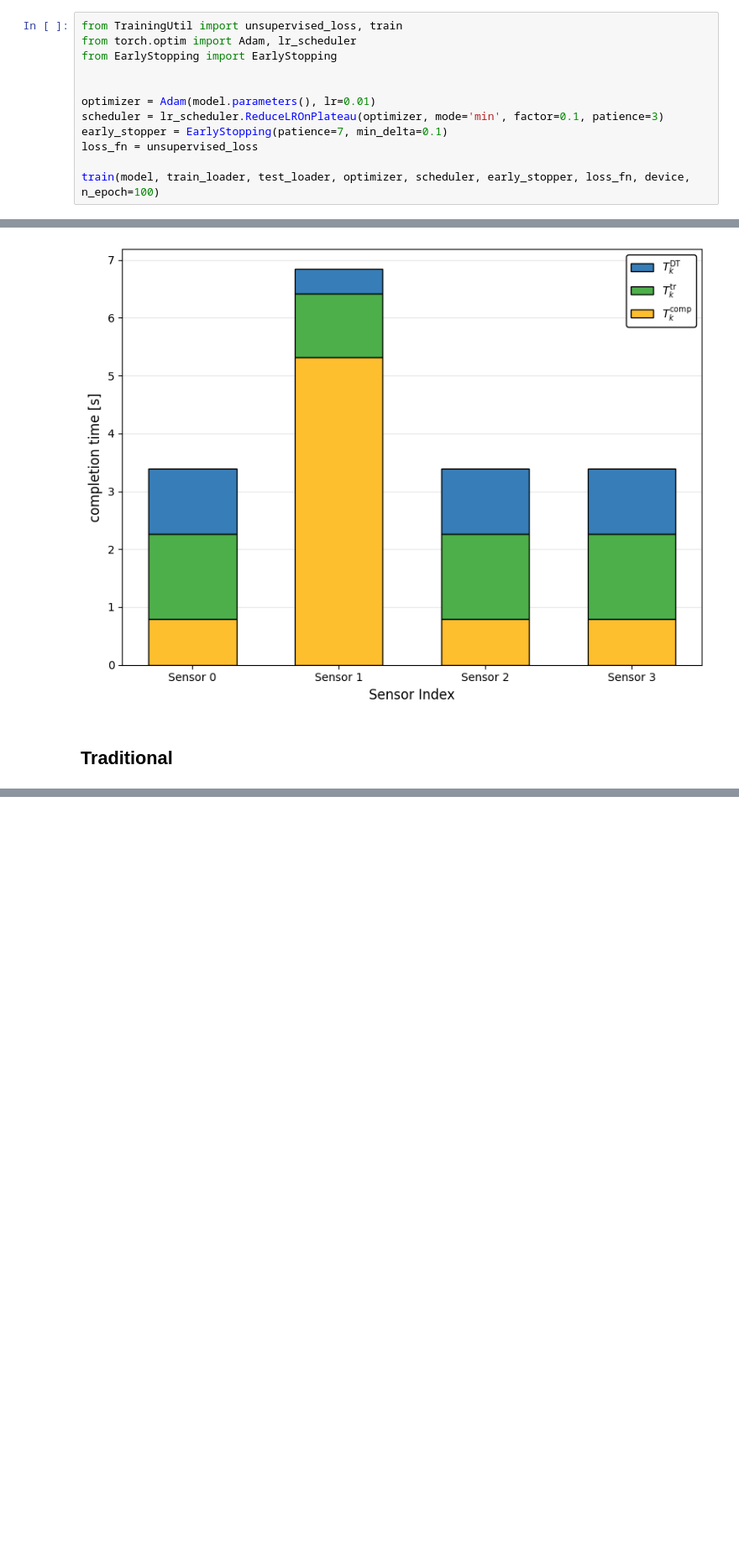
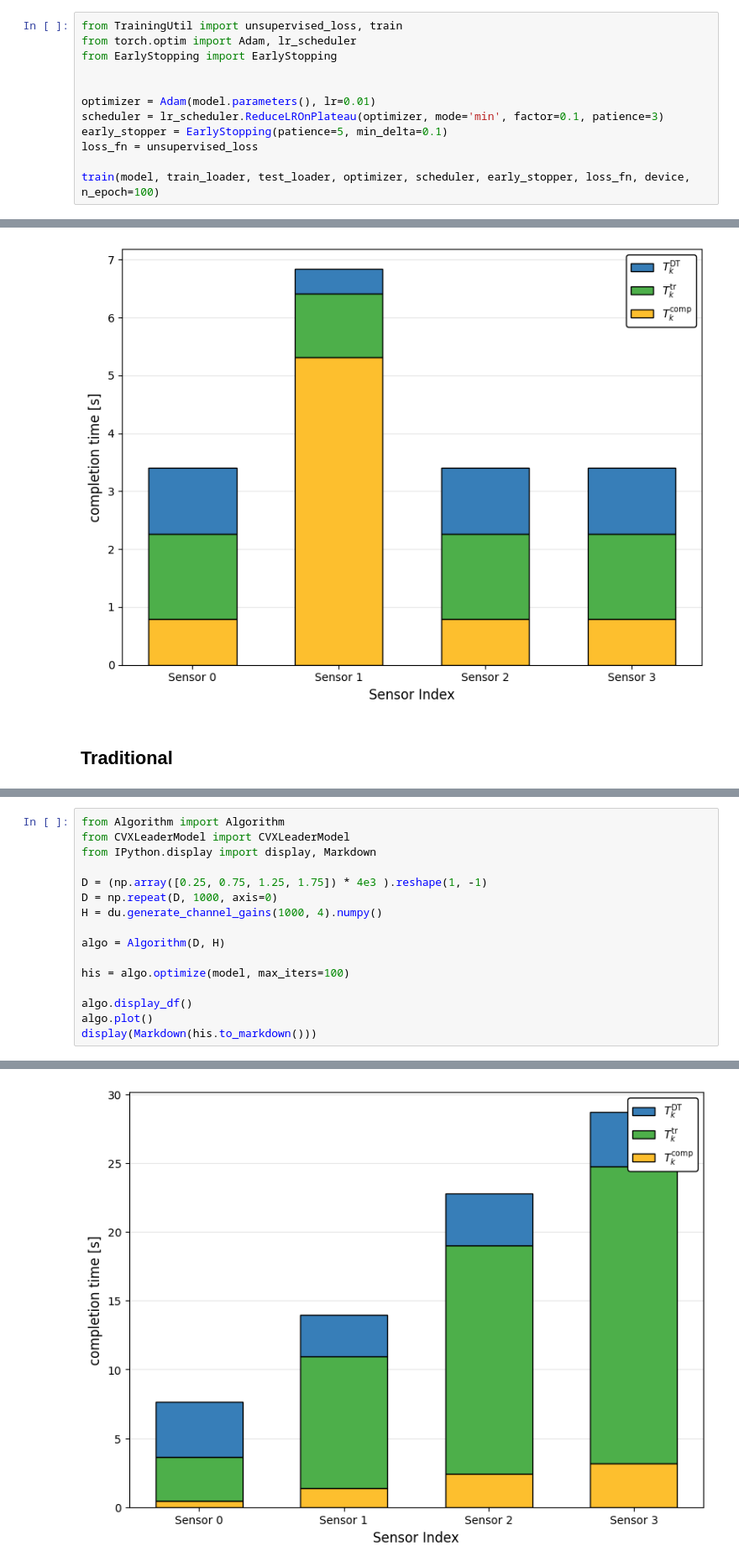
Before and after one commit to zycsss/Bachelor-Thesis, a Jupyter notebook: src/main.ipynb, the cells around one changed output, grey strips where cells are left out. Shown at 84% size. Saved outputs shown, nothing was run; the diff lists cells and outputs as text; blank space fills up the shorter version.

Commit message:
finished entire algorithm, works well. no support for vary p_k and f_s_k but inplemented infrastructure

```diff
--- a/src/main.ipynb
+++ b/src/main.ipynb
@@ -56,7 +53,7 @@ from EarlyStopping import EarlyStopping
 
 optimizer = Adam(model.parameters(), lr=0.01)
 scheduler = lr_scheduler.ReduceLROnPlateau(optimizer, mode='min', factor=0.1, patience=3)
-early_stopper = EarlyStopping(patience=7, min_delta=0.1)
+early_stopper = EarlyStopping(patience=5, min_delta=0.1)
 loss_fn = unsupervised_loss
 
 train(model, train_loader, test_loader, optimizer, scheduler, early_stopper, loss_fn, device, n_epoch=100)
@@ -137 +143,18 @@ step=400, loss=6.659322e+00
 [figure]
+# %%
+from Algorithm import Algorithm
+from CVXLeaderModel import CVXLeaderModel
+from IPython.display import display, Markdown
+
+D = (np.array([0.25, 0.75, 1.25, 1.75]) * 4e3 ).reshape(1, -1)
+D = np.repeat(D, 1000, axis=0)
+H = du.generate_channel_gains(1000, 4).numpy()
+
+algo = Algorithm(D, H)
+
+his = algo.optimize(model, max_iters=100)
+
+algo.display_df()
+algo.plot()
+display(Markdown(his.to_markdown()))
+# %% [output]
@@ -137,0 +195 @@ step=400, loss=6.659322e+00
+[figure, added]
```
Also changed, not shown: parts of 5 cells of this notebook, 7 other files.
